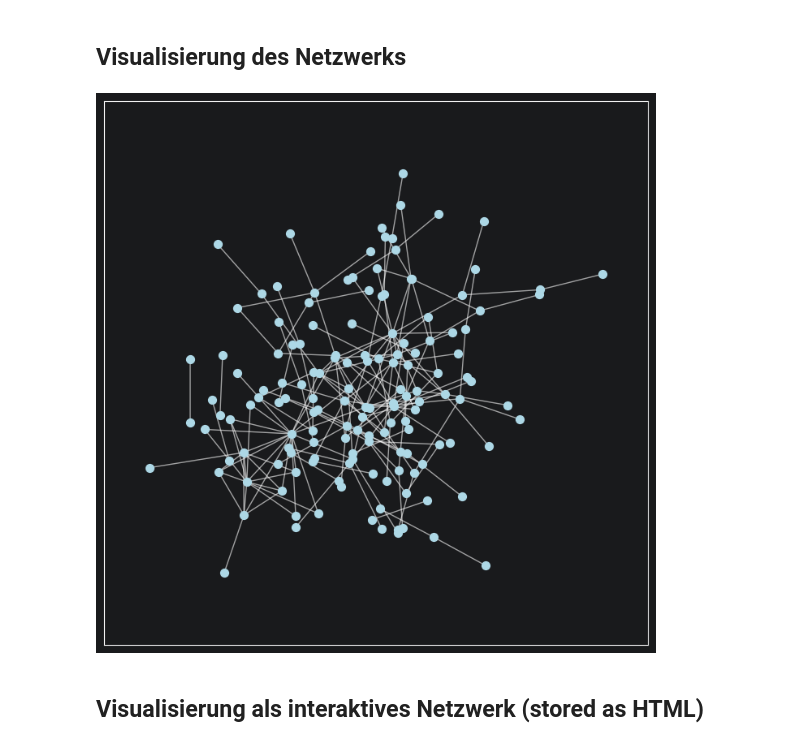
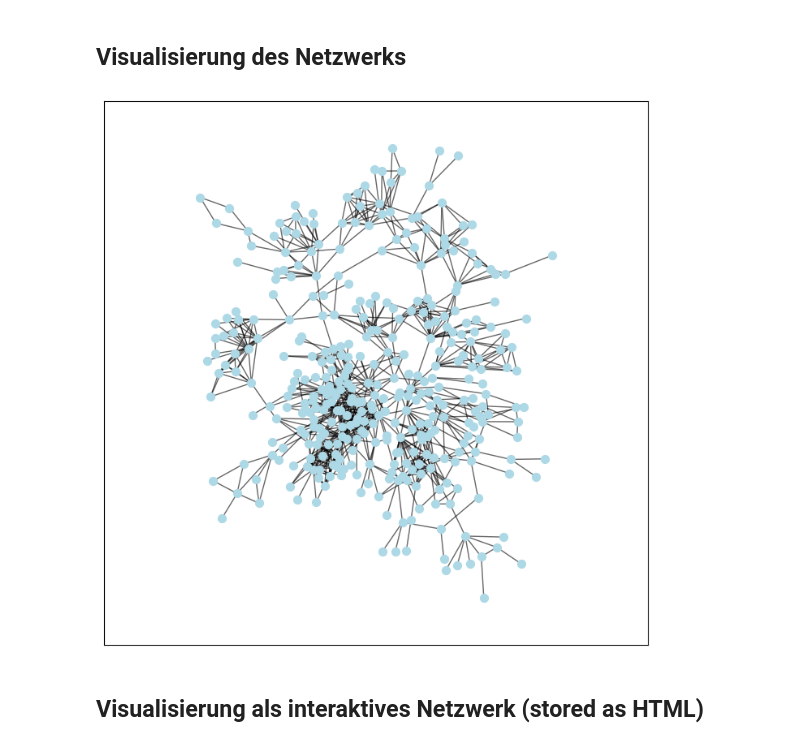
Before and after one commit to sevenbanisch/bundestagsreden, a Jupyter notebook: KIT-CSS-Seminar/Netzwerke/Semantisches Netzwerk.ipynb, the cells around one changed output. Drawn from its saved outputs; the diff is of its cells as text; code cells hidden in the pictures.

```diff
--- a/KIT-CSS-Seminar/Netzwerke/Semantisches Netzwerk.ipynb
+++ b/KIT-CSS-Seminar/Netzwerke/Semantisches Netzwerk.ipynb
@@ -52,7 +56,7 @@ from sklearn.feature_extraction.text import TfidfVectorizer
 corpus = [ aggregierte_reden_der_parlas[i] for i, parla in enumerate(parlamentarier) ]
 
 # Dann werden tf-idf scores für jeden Parlamentarier und jedes seiner Worte berechnet
-vectorizer = TfidfVectorizer(max_df=0.5, min_df=(2/781))
+vectorizer = TfidfVectorizer(max_df=0.5, min_df=(2/len(parlamentarier)))
 tf_idf_matrix  = vectorizer.fit_transform(corpus)
 print(tf_idf_matrix.shape)
 # %% [output]
@@ -102,34 +111,34 @@ Graph with 364 nodes and 939 edges
 # %%
 import matplotlib.pyplot as plt
 
 # Compute node positions
 pos = nx.kamada_kawai_layout(G)
 #pos = nx.spring_layout(G)
 #pos = nx.spectral_layout(G)
 
 plt.figure(figsize=(7, 7))
 
 # Draw nodes
 nx.draw_networkx_nodes(
     G,
     pos,
     node_color='lightblue',
     node_size=50
 )
 
 # Draw edges
 nx.draw_networkx_edges(
     G,
     pos,
-    edge_color='white',
+    edge_color='black',
     alpha=0.6
 )
 
 plt.axis('equal')
 plt.tight_layout()
 plt.show()
 # %% [output]
-[figure, old version]
+[figure, new version]
 # %% [markdown]
 ## Visualisierung als interaktives Netzwerk (stored as HTML)
 # %%
```
Also changed, not shown: parts of 3 cells of this notebook.
